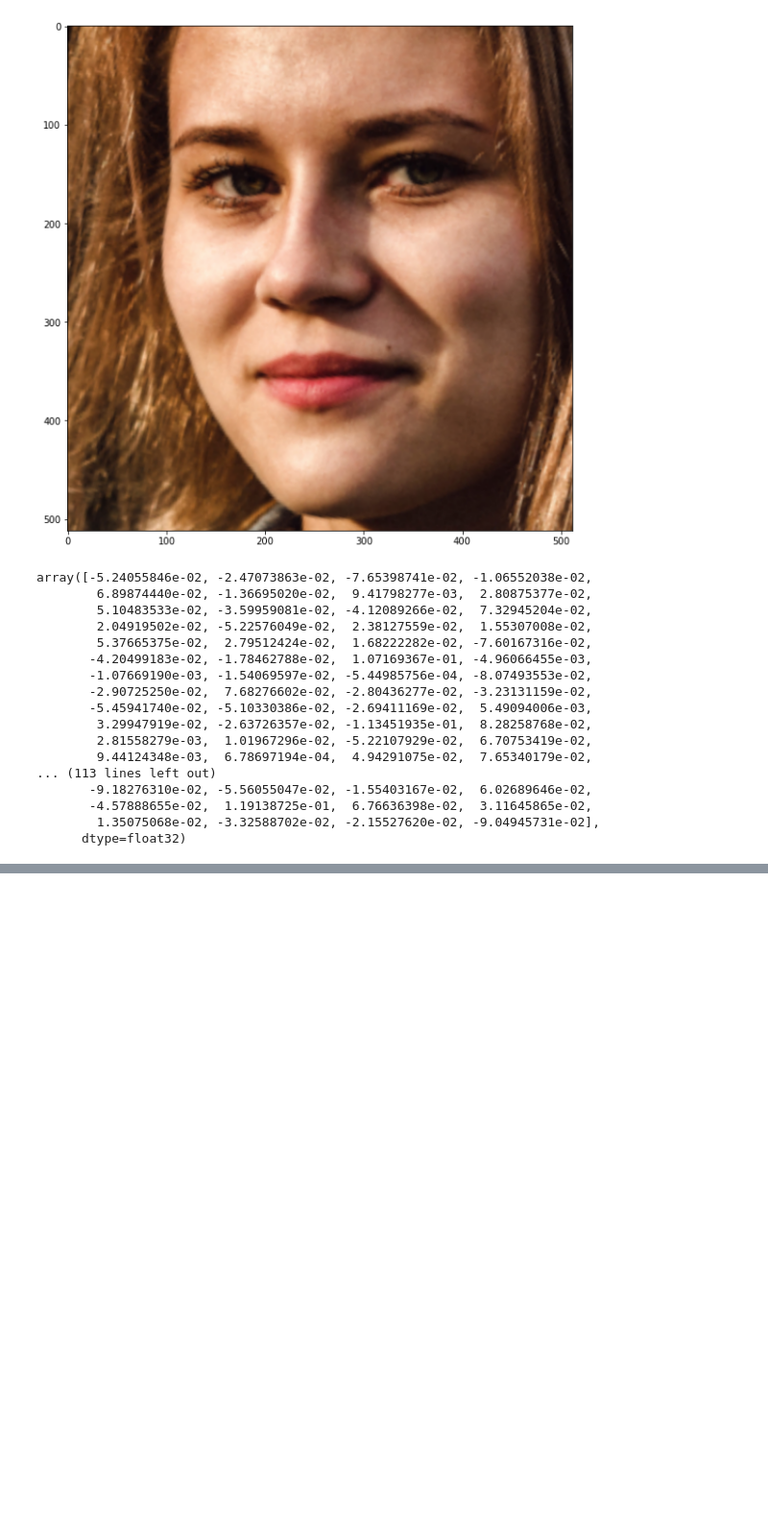
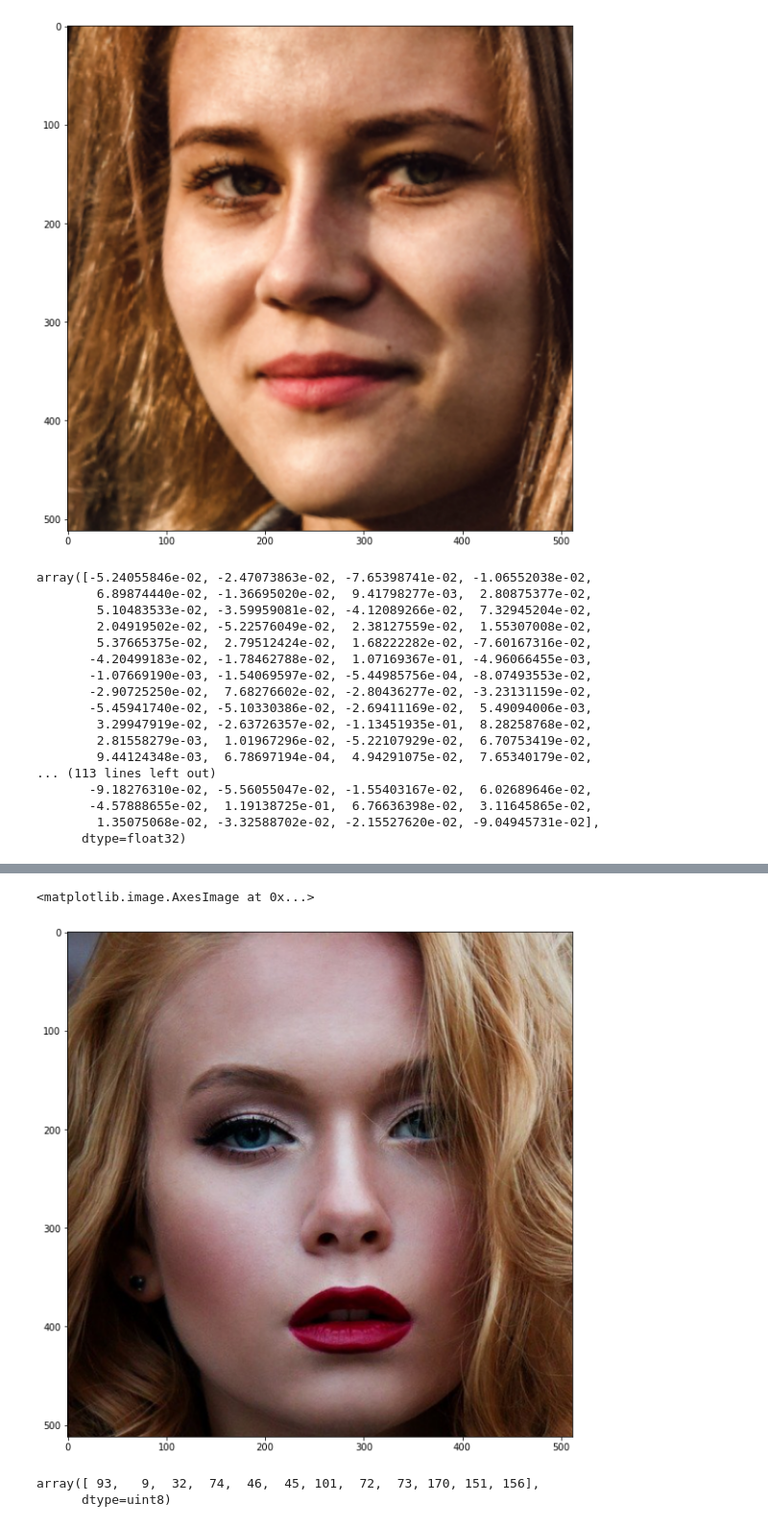
Before and after one commit to spietras/makeup-recommendation, a Jupyter notebook: jupyter/notebooks/features.ipynb, the cells around one changed output, grey strips where cells are left out. Shown at 96% size. Cells and saved outputs as stored; diff of their text form; code cells hidden in the pictures; blank space fills up the shorter version.

```diff
--- a/jupyter/notebooks/features.ipynb
+++ b/jupyter/notebooks/features.ipynb
@@ -90,0 +111,10 @@ array([-5.24055846e-02, -2.47073863e-02, -7.65398741e-02, -1.06552038e-02,
+# %%
+face_extractor = face_extraction.SimpleFaceExtractor(512, bb_scale=1.0)
+# %%
+bb = bb_finder.find(image)
+face = face_extractor.extract(image, bb)
+plt.figure(figsize=(10,10))
+plt.imshow(face)
+# %% [output]
+<matplotlib.image.AxesImage at 0x...>
+[figure, added]
@@ -90,0 +123,6 @@ array([-5.24055846e-02, -2.47073863e-02, -7.65398741e-02, -1.06552038e-02,
+# %%
+features = feature_extractor(face)
+features
+# %% [output]
+array([ 93,   9,  32,  74,  46,  45, 101,  72,  73, 170, 151, 156],
+      dtype=uint8)
```
Also changed, not shown: parts of 14 cells of this notebook.
